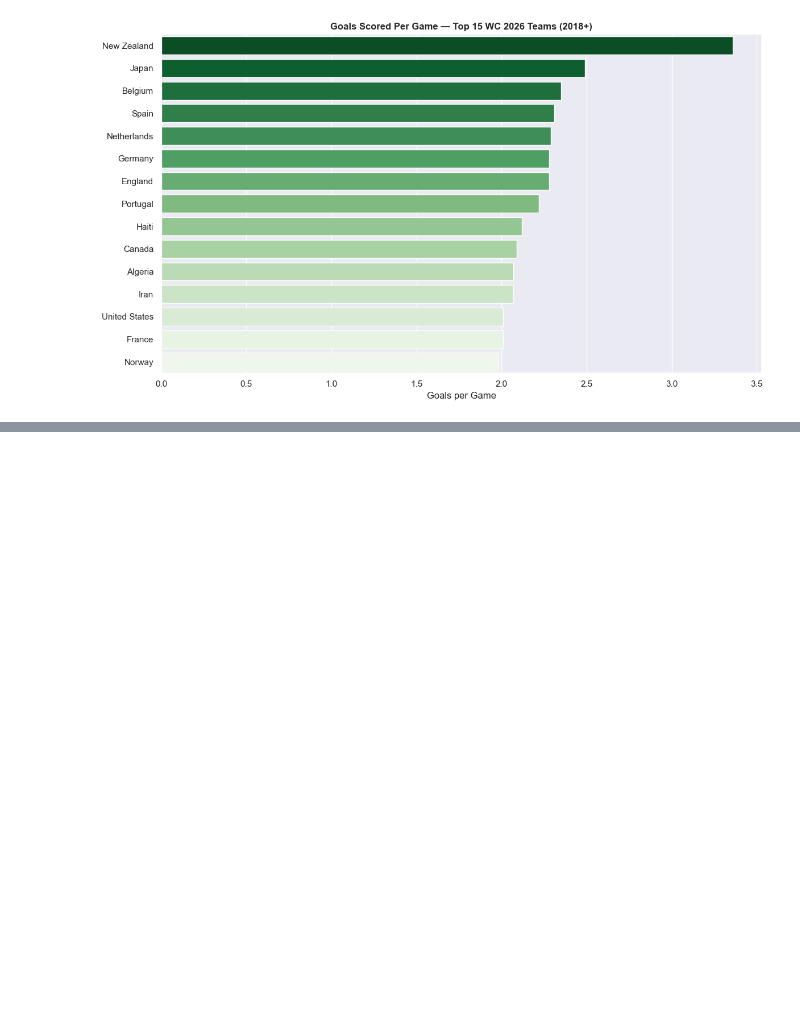
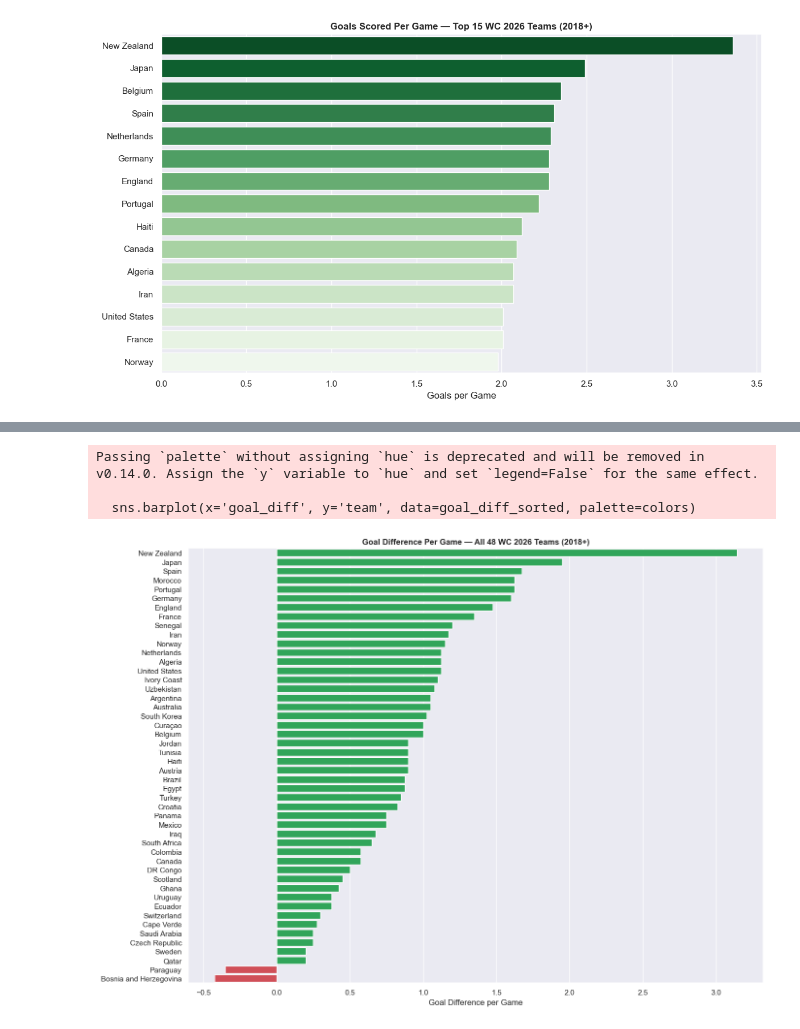
Before and after one commit to ojas996/fifa-world-cup-2026-analysis, a Jupyter notebook: analysis.ipynb, the cells around one changed output, grey strips where cells are left out. Cells and saved outputs as stored; diff of their text form; code cells hidden in the pictures; blank space fills up the shorter version.

```diff
--- a/analysis.ipynb
+++ b/analysis.ipynb
@@ -406,0 +563,18 @@ Passing `palette` without assigning `hue` is deprecated and will be removed in v
+# %%
+goal_diff_sorted = features_df.sort_values('goal_diff', ascending=False)
+
+plt.figure(figsize=(14, 10))
+colors = ['#1db954' if x > 0 else '#e63946' for x in goal_diff_sorted['goal_diff']]
+sns.barplot(x='goal_diff', y='team', data=goal_diff_sorted, palette=colors)
+plt.title('Goal Difference Per Game — All 48 WC 2026 Teams (2018+)', fontweight='bold')
+plt.xlabel('Goal Difference per Game')
+plt.ylabel('')
+plt.axvline(x=0, color='white', linewidth=0.8)
+plt.tight_layout()
+plt.savefig('charts/goal_difference.png', dpi=150)
+plt.show()
+# %% [output]
+Passing `palette` without assigning `hue` is deprecated and will be removed in v0.14.0. Assign the `y` variable to `hue` and set `legend=False` for the same effect.
+
+  sns.barplot(x='goal_diff', y='team', data=goal_diff_sorted, palette=colors)
+[figure, added]
```
Also changed, not shown: parts of 12 cells of this notebook, 4 other files.
